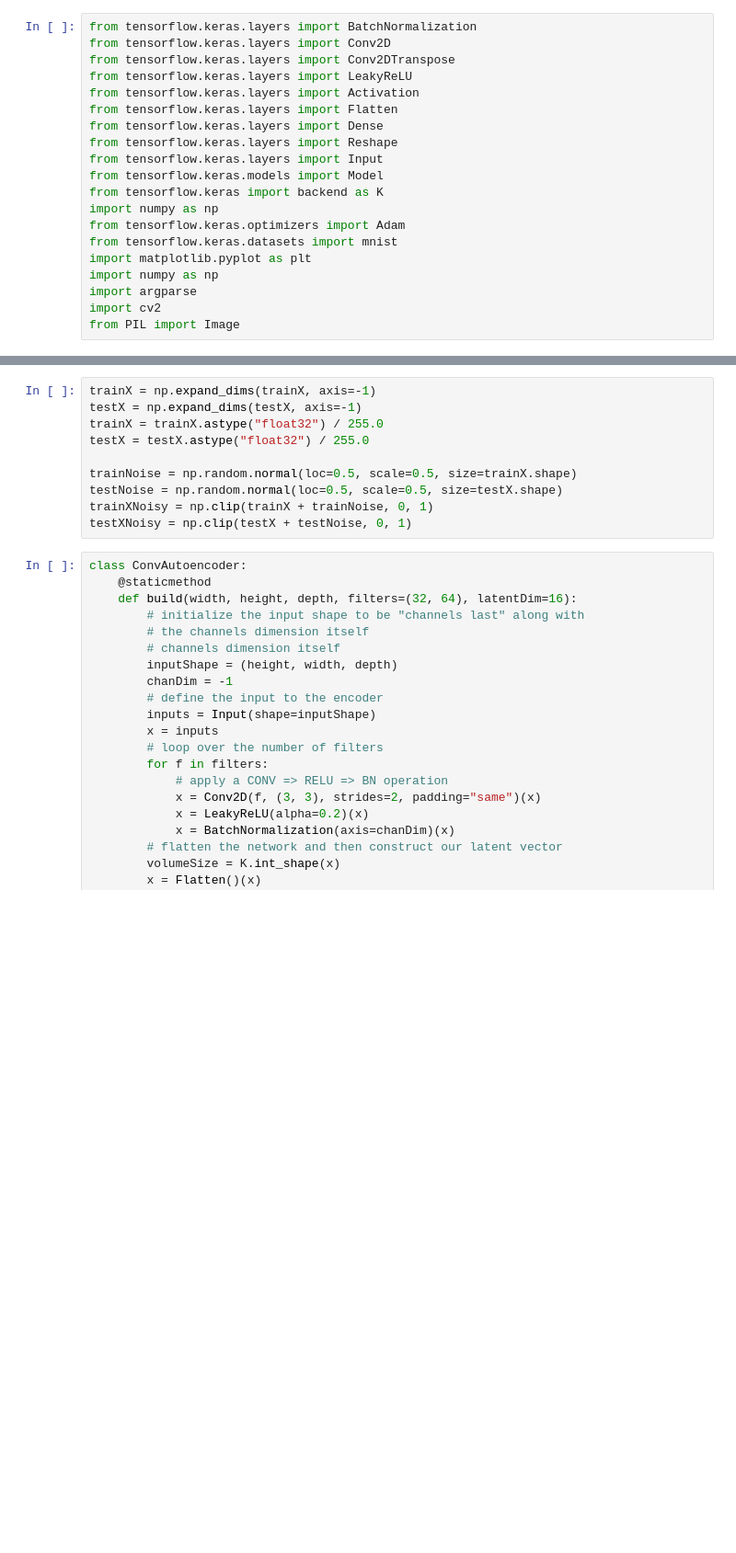
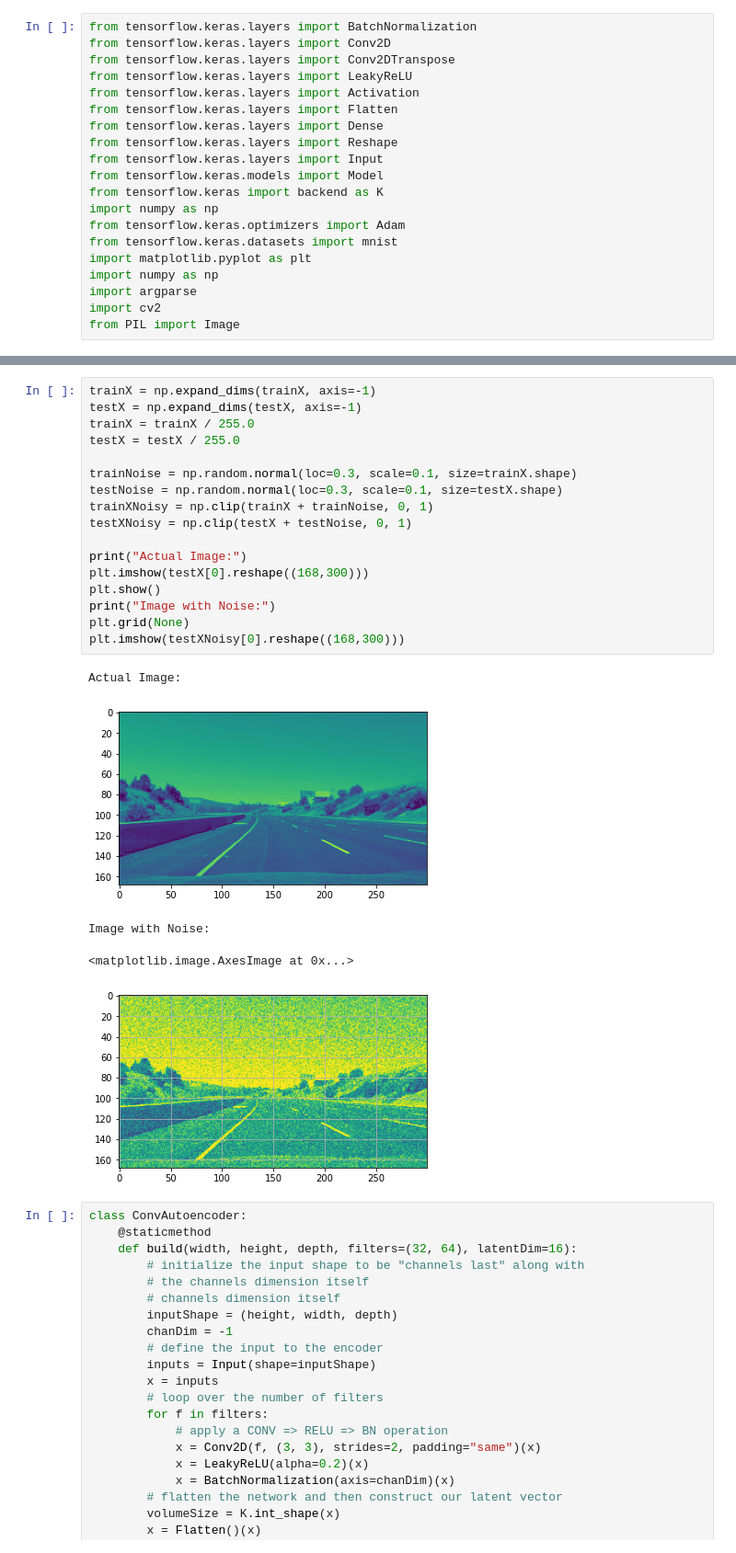
Before and after one commit to mattw65/lane_detection_autoencoder, a Jupyter notebook: autoencoder.ipynb, the cells around one changed output, grey strips where cells are left out. Shown at 92% size. Saved outputs shown, nothing was run; the diff lists cells and outputs as text; blank space fills up the shorter version.

```diff
--- a/autoencoder.ipynb
+++ b/autoencoder.ipynb
@@ -66,13 +66,26 @@ print(trainX.shape)
 # %%
 trainX = np.expand_dims(trainX, axis=-1)
 testX = np.expand_dims(testX, axis=-1)
-trainX = trainX.astype("float32") / 255.0
-testX = testX.astype("float32") / 255.0
+trainX = trainX / 255.0
+testX = testX / 255.0
 
-trainNoise = np.random.normal(loc=0.5, scale=0.5, size=trainX.shape)
-testNoise = np.random.normal(loc=0.5, scale=0.5, size=testX.shape)
+trainNoise = np.random.normal(loc=0.3, scale=0.1, size=trainX.shape)
+testNoise = np.random.normal(loc=0.3, scale=0.1, size=testX.shape)
 trainXNoisy = np.clip(trainX + trainNoise, 0, 1)
 testXNoisy = np.clip(testX + testNoise, 0, 1)
+
+print("Actual Image:")
+plt.imshow(testX[0].reshape((168,300)))
+plt.show()
+print("Image with Noise:")
+plt.grid(None)
+plt.imshow(testXNoisy[0].reshape((168,300)))
+# %% [output]
+Actual Image:
+[figure, added]
+Image with Noise:
+<matplotlib.image.AxesImage at 0x...>
+[figure, added]
 # %%
 class ConvAutoencoder:
     @staticmethod
```
Also changed, not shown: parts of 7 cells of this notebook, 1 other file.
